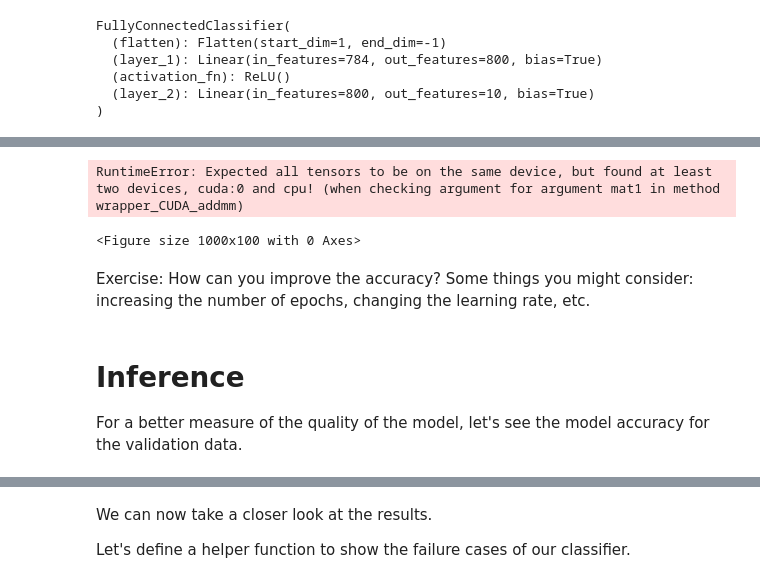
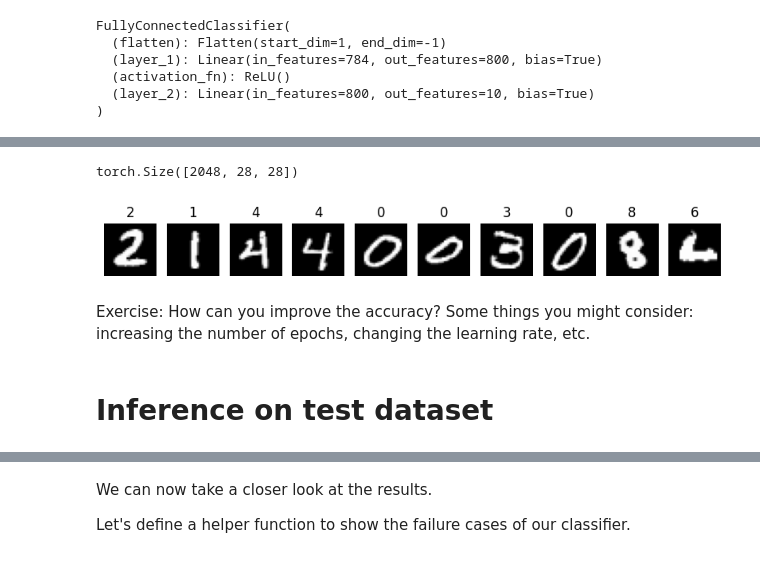
Before and after one commit to felker/mpcs51087-MNIST, a Jupyter notebook: mpcs51087_2024_p3m2.ipynb, the cells around one changed output, grey strips where cells are left out. Cells and saved outputs as stored; diff of their text form; code cells hidden in the pictures.

```diff
--- a/mpcs51087_2024_p3m2.ipynb
+++ b/mpcs51087_2024_p3m2.ipynb
@@ -91,7 +185,13 @@ dev = torch.device(
 
 
 def preprocess(x, y):
-    return x.view(-1, 1, 28, 28).to(dev), y.to(dev)
+    # print(x)
+    # print(type(x))
+    # print(x.shape)
+    # print(x.view(-1,28,28))
+    # print(type(y))
+    # print(y)
+    return x.view(-1, 28, 28).to(dev), y.to(dev)
 
 
 class WrappedDataLoader:
@@ -106,6 +206,8 @@ class WrappedDataLoader:
         for b in self.dl:
             yield (self.func(*b))
 
-train_dataloader = WrappedDataLoader(training_data, preprocess)
-val_dataloader = WrappedDataLoader(validation_data, preprocess)
-test_dataloader = WrappedDataLoader(test_data, preprocess)
+train_dataloader = WrappedDataLoader(train_dataloader, preprocess)
+val_dataloader = WrappedDataLoader(val_dataloader, preprocess)
+test_dataloader = WrappedDataLoader(test_dataloader, preprocess)
+
+#print(next(enumerate(test_dataloader)))
@@ -147,8 +253,8 @@ fnn_model = FullyConnectedClassifier()
 # https://pytorch.org/docs/stable/generated/torch.nn.CrossEntropyLoss.html
 # 'mean' is default reduction.
 # Note that this case is equivalent to applying LogSoftmax on an input, followed by NLLLoss.
-loss_fn = nn.CrossEntropyLoss(reduction='mean') #
-optimizer = torch.optim.SGD(fnn_model.parameters(), lr=0.01)
+loss_fn = nn.CrossEntropyLoss(reduction='mean')
+optimizer = torch.optim.SGD(fnn_model.parameters(), lr=1.0)
 # %% [markdown]
 ## Switch model and dataloaders: GPU or CPU
 # %%
@@ -205,11 +313,10 @@ def train_one_epoch(dataloader, model, loss_fn, optimizer, epoch_bar):
 
         epoch_bar.update()
 # %%
-def evaluate(dataloader, model, loss_fn, eval_bar):
+def evaluate(dataloader, model, loss_fn, eval_bar, batch_size):
     # Set the model to evaluation mode - some NN pieces behave differently during training
     # Unnecessary in this situation but added for best practices
     model.eval()
-    size = len(dataloader.dataset)
     num_batches = len(dataloader)
     loss, correct = 0, 0
 
@@ -224,14 +331,14 @@ def evaluate(dataloader, model, loss_fn, eval_bar):
             eval_bar.update()
 
     loss /= num_batches
-    correct /= size
+    correct /= (num_batches*batch_size)
 
     accuracy = 100*correct
     return accuracy, loss
 # %%
 %%time
 
-epochs = 20
+epochs = 10
 for j in range(epochs):
     with tqdm(total=len(train_dataloader), position=0, leave=True, desc=f"Train Epoch {j}") as train_bar:
         train_one_epoch(train_dataloader, fnn_model, loss_fn, optimizer, train_bar)
@@ -241,11 +348,11 @@ for j in range(epochs):
     # print(f"Epoch {j}: training loss: {loss}, accuracy: {acc}")
 
     # checking on the training loss and accuracy once per epoch
-    with tqdm(total=len(train_dataloader), position=0, leave=True, desc=f"Validate (train) Epoch {j}") as eval_bar_train_set:
-        acc, loss = evaluate(train_dataloader, fnn_model, loss_fn, eval_bar_train_set)
+    with tqdm(total=len(train_dataloader), position=0, leave=True, desc=f"Evaluate (train) Epoch {j}") as eval_bar_train_set:
+        acc, loss = evaluate(train_dataloader, fnn_model, loss_fn, eval_bar_train_set, batch_size=batch_size)
         print(f"Epoch {j}: training loss: {loss:.3f}, accuracy: {acc:.3f}")
     if len(val_dataloader) != 0:
-        with tqdm(total=len(val_dataloader), position=0, leave=True, desc=f"Validate Epoch {j}") as eval_bar_val_set:
-            acc_val, loss_val = evaluate(val_dataloader, fnn_model, loss_fn, eval_bar_val_set)
+        with tqdm(total=len(val_dataloader), position=0, leave=True, desc=f"Evaluate (val) Epoch {j}") as eval_bar_val_set:
+            acc_val, loss_val = evaluate(val_dataloader, fnn_model, loss_fn, eval_bar_val_set, batch_size=batch_size)
             print(f"Epoch {j}: validation loss: {loss_val:.3f}, accuracy: {acc_val:.3f}")
 # %% [output]
@@ -253,22 +372,19 @@ RuntimeError: Expected all tensors to be on the same device, but found at least
 # %%
-# Visualize how the model is doing on the first 10 examples
+# Visualize how the model is doing on the first 10 training examples from next batch
 pltsize=1
 plt.figure(figsize=(10*pltsize, pltsize))
 fnn_model.eval()
 batch = next(iter(train_dataloader))
+print(batch[0].shape)
 predictions = fnn_model(batch[0])
 
 for i in range(10):
     plt.subplot(1,10,i+1)
     plt.axis('off')
-    plt.imshow(batch[0][i,0,:,:], cmap="gray")
+    plt.imshow(batch[0][i,:,:].cpu(), cmap="gray")
     plt.title('%d' % predictions[i,:].argmax())
 # %% [output]
-RuntimeError: Expected all tensors to be on the same device, but found at least two devices, cuda:0 and cpu! (when checking argument for argument mat1 in method wrapper_CUDA_addmm)
+torch.Size([2048, 28, 28])
-<Figure size 1000x100 with 0 Axes>
+[figure, added]
 # %% [markdown]
 Exercise: How can you improve the accuracy? Some things you might consider: increasing the number of epochs, changing the learning rate, etc.
-# %% [markdown]
-# Inference
-
-For a better measure of the quality of the model, let's see the model accuracy for the validation data.
@@ -277,0 +391,2 @@ print("Validation loss: %.4f, validation accuracy: %.2f%%" % (loss_val, acc_val)
+# %% [markdown]
+# Inference on test dataset
```
Also changed, not shown: parts of 15 cells of this notebook.
